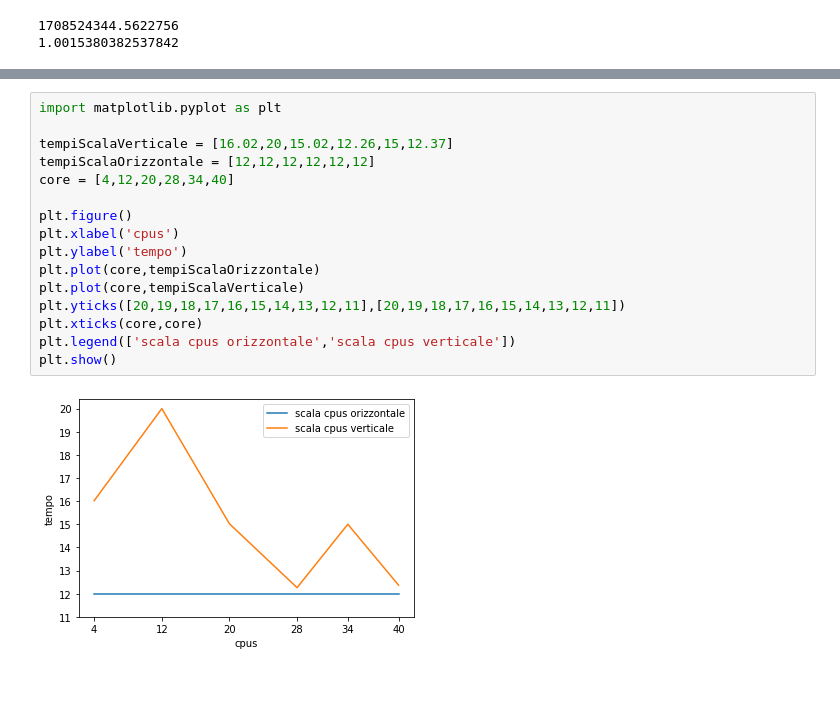
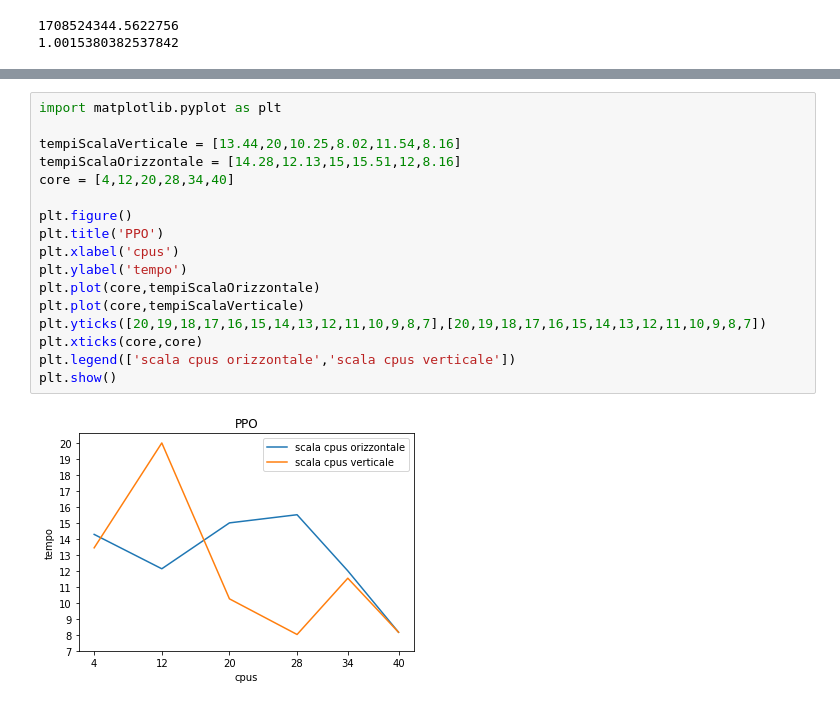
Before and after one commit to MatteoIng/tesiMagistrale, a Jupyter notebook: tesi.ipynb, the cells around one changed output, grey strips where cells are left out. Cells and saved outputs as stored; diff of their text form.

```diff
--- a/tesi.ipynb
+++ b/tesi.ipynb
@@ -737,18 +738,19 @@ plt.show()
 # %%
 import matplotlib.pyplot as plt
 
-tempiScalaVerticale = [16.02,20,15.02,12.26,15,12.37]
-tempiScalaOrizzontale = [12,12,12,12,12,12]
+tempiScalaVerticale = [13.44,20,10.25,8.02,11.54,8.16]
+tempiScalaOrizzontale = [14.28,12.13,15,15.51,12,8.16]
 core = [4,12,20,28,34,40]
 
 plt.figure()
+plt.title('PPO')
 plt.xlabel('cpus')
 plt.ylabel('tempo')
 plt.plot(core,tempiScalaOrizzontale)
 plt.plot(core,tempiScalaVerticale)
-plt.yticks([20,19,18,17,16,15,14,13,12,11],[20,19,18,17,16,15,14,13,12,11])
+plt.yticks([20,19,18,17,16,15,14,13,12,11,10,9,8,7],[20,19,18,17,16,15,14,13,12,11,10,9,8,7])
 plt.xticks(core,core)
 plt.legend(['scala cpus orizzontale','scala cpus verticale'])
 plt.show()
 # %% [output]
-[figure, old version]
+[figure, new version]
```
Also changed, not shown: parts of 2 cells of this notebook, 1 other file.
